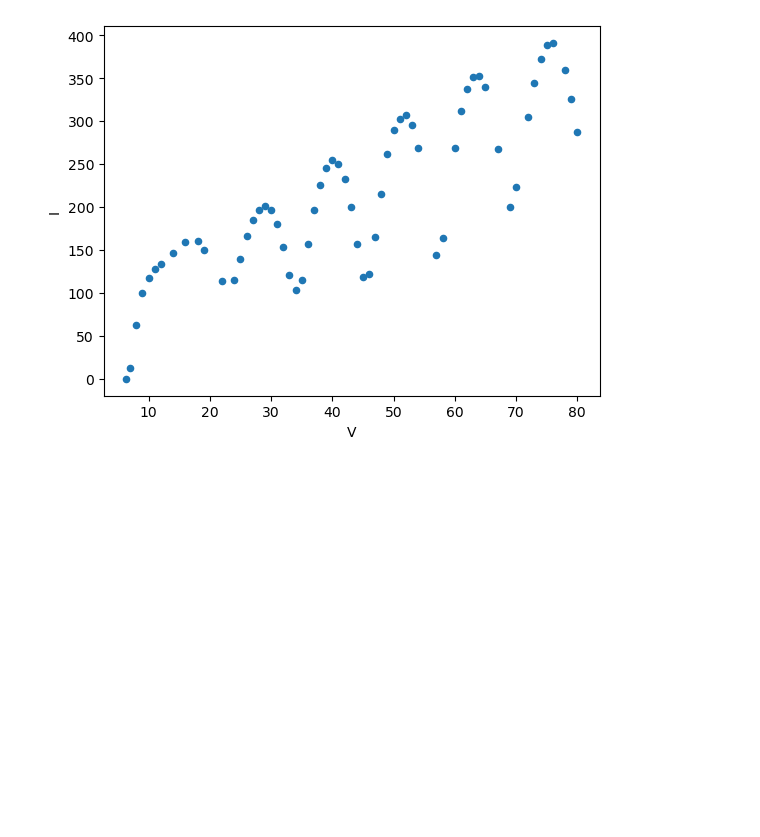
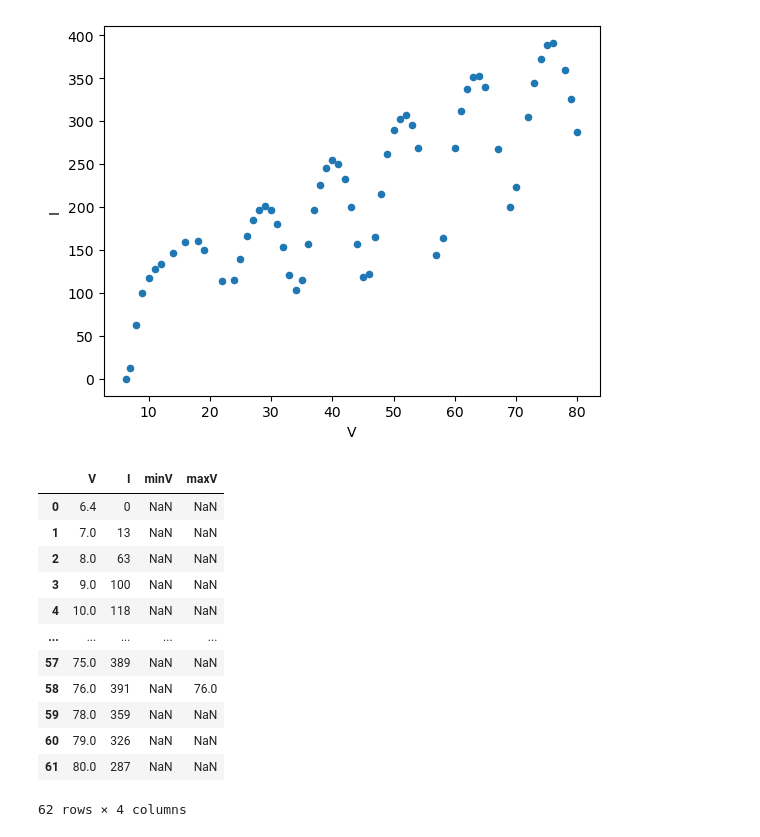
Before and after one commit to fbientrigo/lab_fisica, a Jupyter notebook: Lab 4/Hertz/mainHertz_ver02.ipynb, the cells around one changed output. Saved outputs shown, nothing was run; the diff lists cells and outputs as text; code cells hidden in the pictures; blank space fills up the shorter version.

```diff
--- a/Lab 4/Hertz/mainHertz_ver02.ipynb
+++ b/Lab 4/Hertz/mainHertz_ver02.ipynb
@@ -45,5 +57,21 @@ df1.plot(kind='scatter', y='I', x='V')
 <AxesSubplot:xlabel='V', ylabel='I'>
 [figure]
 # %%
-df1['min'] = df1.V[(df1.I.shift(1) >= df1.I) & (df1.I.shift(-1) >= df1.I)]
-df1['max'] = df1.V[(df1.I.shift(1) < df1.I) & (df1.I.shift(-1) < df1.I)]
+df1['minV'] = df1.V[(df1.I.shift(1) >= df1.I) & (df1.I.shift(-1) >= df1.I)]
+df1['maxV'] = df1.V[(df1.I.shift(1) < df1.I) & (df1.I.shift(-1) < df1.I)]
+
+df1
+# %% [output]
+|  | V | I | minV | maxV |
+| 0 | 6.4 | 0 | NaN | NaN |
+| 1 | 7.0 | 13 | NaN | NaN |
+| 2 | 8.0 | 63 | NaN | NaN |
+| 3 | 9.0 | 100 | NaN | NaN |
+| 4 | 10.0 | 118 | NaN | NaN |
+| ... | ... | ... | ... | ... |
+| 57 | 75.0 | 389 | NaN | NaN |
+| 58 | 76.0 | 391 | NaN | 76.0 |
+| 59 | 78.0 | 359 | NaN | NaN |
+| 60 | 79.0 | 326 | NaN | NaN |
+| 61 | 80.0 | 287 | NaN | NaN |
+62 rows × 4 columns
```
Also changed, not shown: parts of 18 cells of this notebook, 5 other files.
